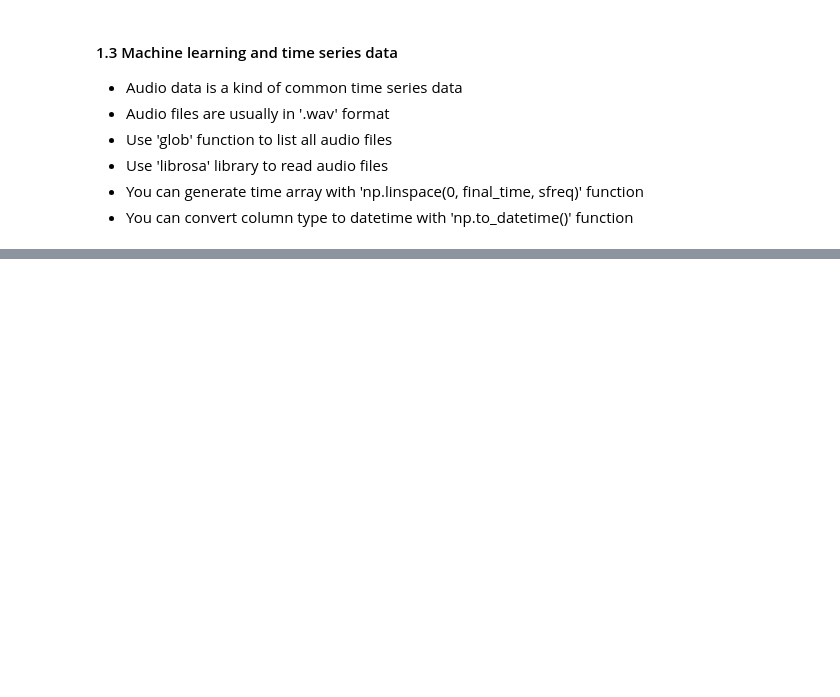
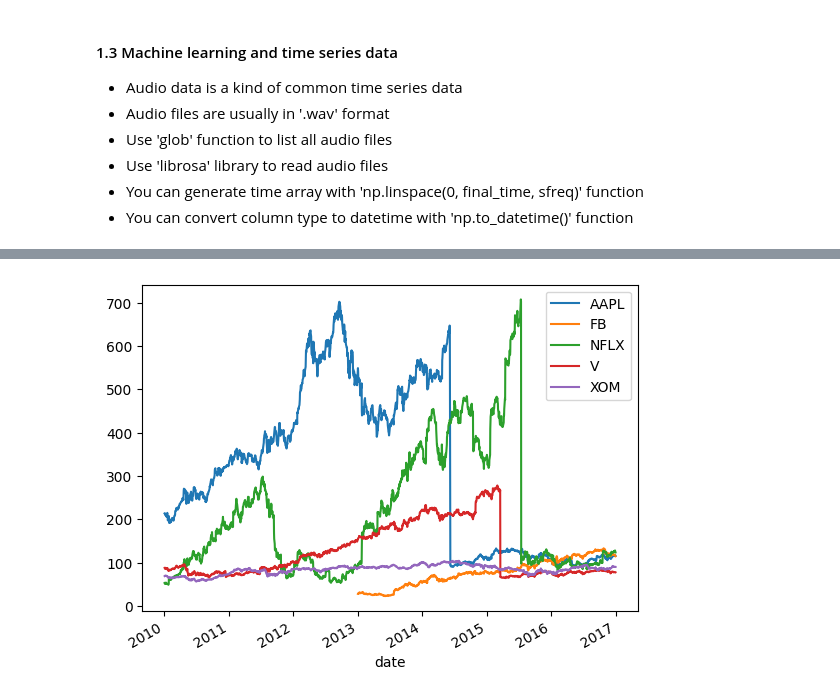
Before and after one commit to GuoweiYang19891101/datacamp_machine_learning_scientist_python, a Jupyter notebook: 9_time_series_data.ipynb, the cells around one changed output, grey strips where cells are left out. Saved outputs shown, nothing was run; the diff lists cells and outputs as text; code cells hidden in the pictures; blank space fills up the shorter version.

```diff
--- a/9_time_series_data.ipynb
+++ b/9_time_series_data.ipynb
@@ -202,0 +304,23 @@ audio_files = glob()
+# %%
+# inspecting the regression data
+import pandas as pd
+# import matplotlib.pyplot as plt
+
+# read in the data
+data = pd.read_csv('9_datasets/prices.csv')
+print(data.shape)
+
+# subset
+data_subset = data[data['symbol'].isin(['AAPL', 'FB','NFLX', 'V', 'XOM'])]
+print(data_subset.shape)
+
+# transform to pivot table
+data_pivot = pd.pivot_table(data=data_subset, values='close', columns=['symbol'], index=data_subset['date'])
+print(data_pivot.shape)
+
+# rename columns
+data_pivot.columns = ['AAPL', 'FB', 'NFLX', 'V', 'XOM']
+
+# convert index
+data_pivot.index = pd.to_datetime(data_pivot.index)
+print(data_pivot.head())
@@ -202,0 +338,9 @@ audio_files = glob()
+# %%
+# loop through each column, plot values
+fig, ax = plt.subplots()
+for column in data_pivot.columns:
+    data_pivot[column].plot(ax=ax, label=column)
+ax.legend()
+plt.show()
+# %% [output]
+[figure, added]
```
Also changed, not shown: parts of 10 cells of this notebook.
